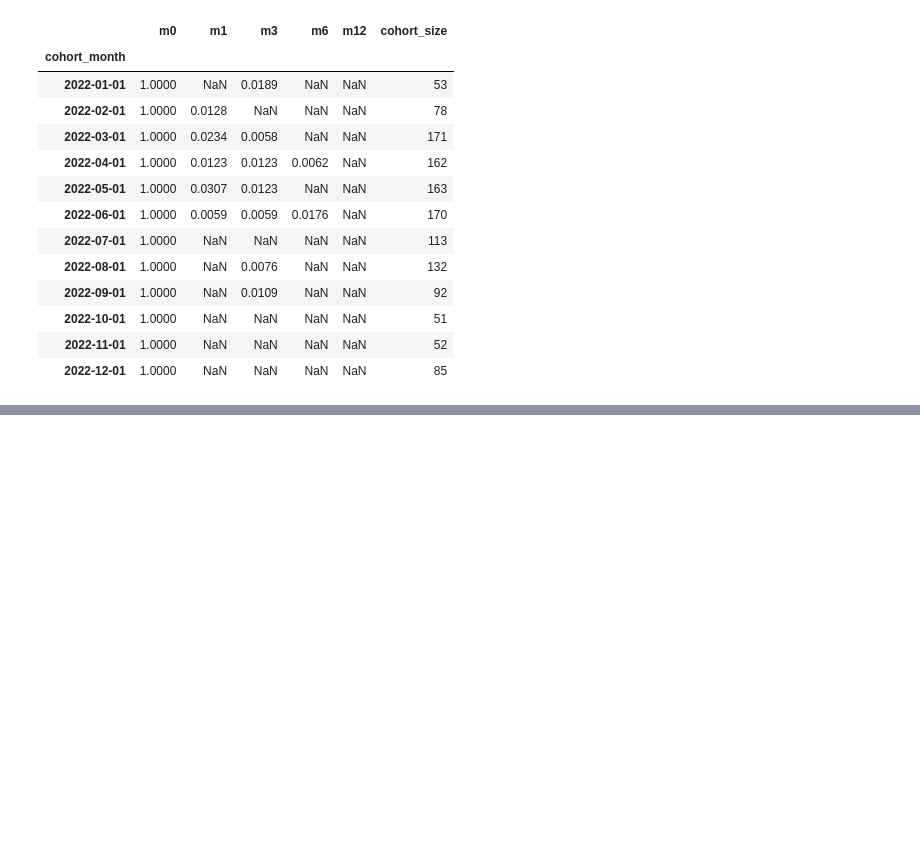
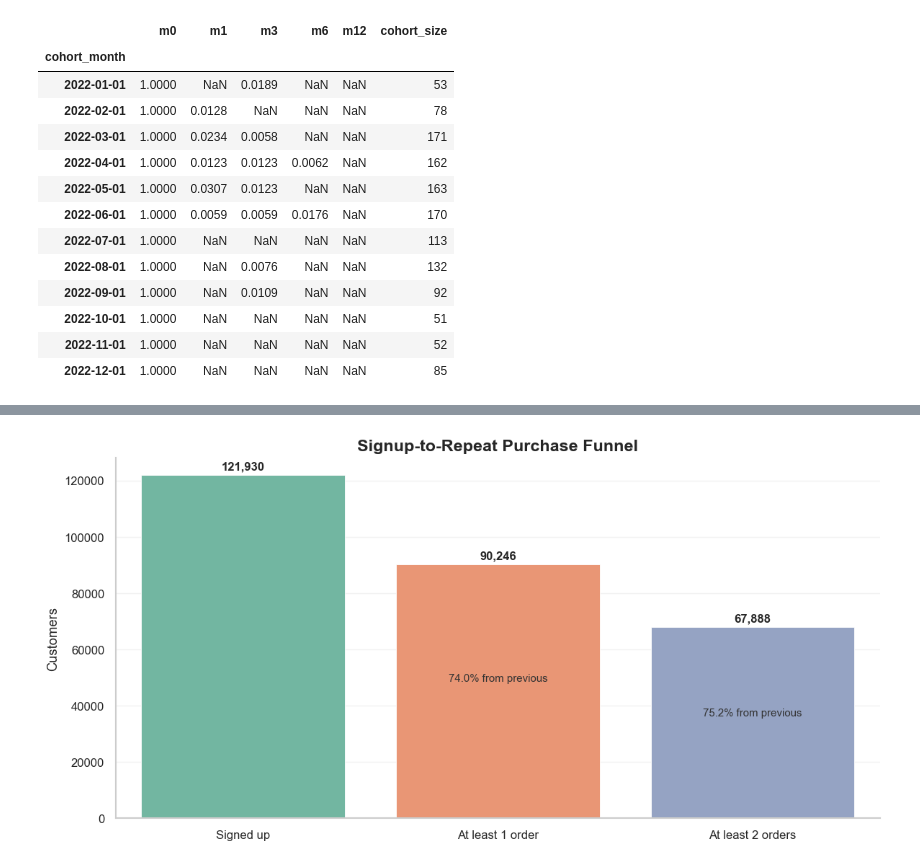
Before and after one commit to NgTHung/DATATHON-2026-r1, a Jupyter notebook: notebooks/Demand-side.ipynb, the cells around one changed output, grey strips where cells are left out. Cells and saved outputs as stored; diff of their text form; code cells hidden in the pictures; blank space fills up the shorter version.

```diff
--- a/notebooks/Demand-side.ipynb
+++ b/notebooks/Demand-side.ipynb
@@ -289,0 +365,42 @@ retention_summary.tail(12)
+# %%
+plot_funnel = funnel_stage_counts.copy()
+
+fig, ax = plt.subplots(figsize=(10, 5))
+sns.barplot(
+    data=plot_funnel,
+    x="stage",
+    y="customers",
+    hue="stage",
+    palette="Set2",
+    legend=False,
+    ax=ax,
+)
+
+for idx, row in plot_funnel.iterrows():
+    ax.text(
+        idx,
+        row["customers"] + max(50, 0.01 * plot_funnel["customers"].max()),
+        f"{int(row['customers']):,}",
+        ha="center",
+        va="bottom",
+        fontsize=10,
+        fontweight="bold",
+    )
+    if idx > 0 and pd.notna(row["conversion_from_previous"]):
+        ax.text(
+            idx,
+            row["customers"] * 0.55,
+            f"{row['conversion_from_previous']:.1%} from previous",
+            ha="center",
+            va="center",
+            fontsize=9,
+            color="#333333",
+        )
+
+ax.set_title("Signup-to-Repeat Purchase Funnel")
+ax.set_xlabel("")
+ax.set_ylabel("Customers")
+ax.tick_params(axis="x", rotation=0)
+plt.tight_layout()
+# %% [output]
+[figure, added]
```
Also changed, not shown: parts of 15 cells of this notebook, 2 other files.
